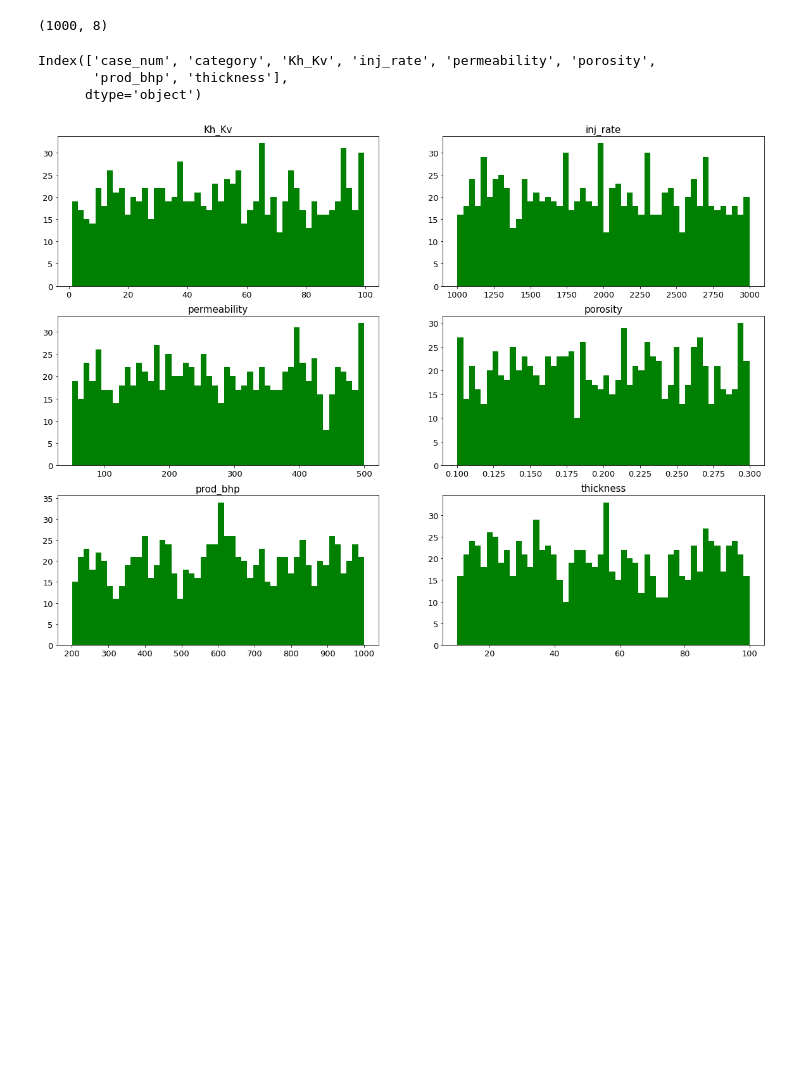
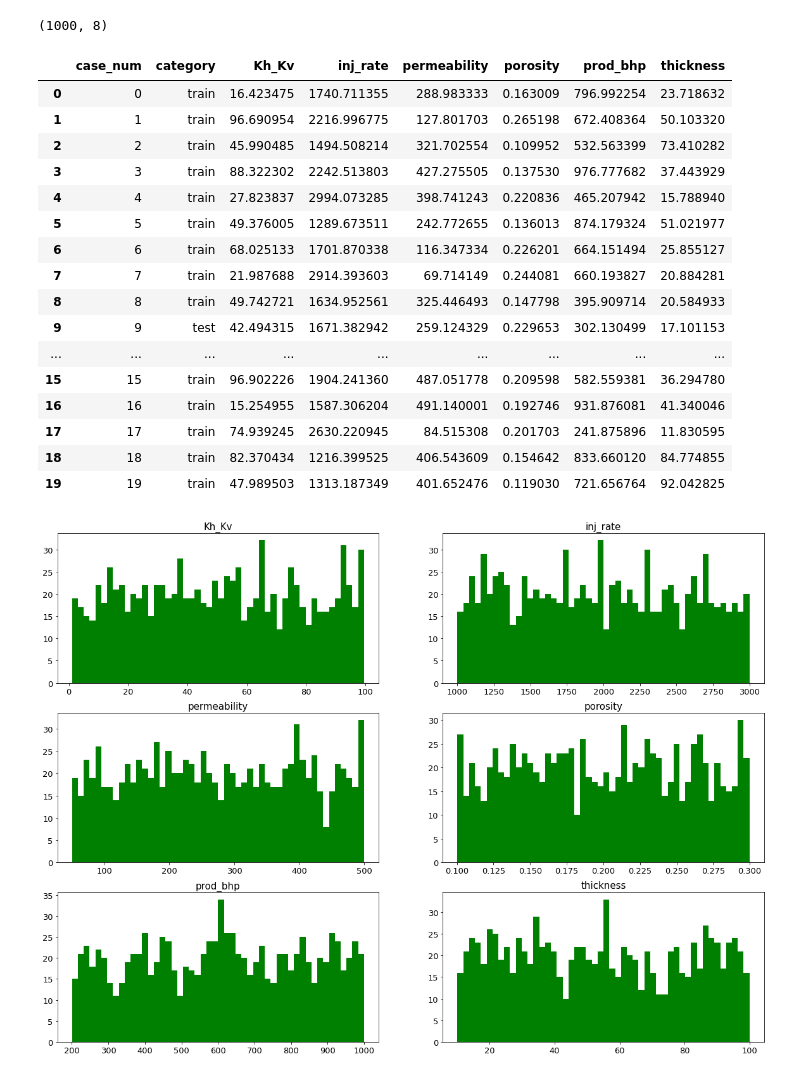
Before and after one commit to Bicheng16/Hackathon_KAUST_2022, a Jupyter notebook: EnergyHarvest/EnergyHarvest_Introduction.ipynb, the cells around one changed output. Saved outputs shown, nothing was run; the diff lists cells and outputs as text; code cells hidden in the pictures; blank space fills up the shorter version.

```diff
--- a/EnergyHarvest/EnergyHarvest_Introduction.ipynb
+++ b/EnergyHarvest/EnergyHarvest_Introduction.ipynb
@@ -33,12 +33,26 @@ df_param = pd.read_csv('parameters.csv')
 df_param.shape
 # %% [output]
 (1000, 8)
-# %%
-df_param.columns
-# %% [output]
-Index(['case_num', 'category', 'Kh_Kv', 'inj_rate', 'permeability', 'porosity',
-       'prod_bhp', 'thickness'],
-      dtype='object')
+# %%
+df_param.head(20)
+# %% [output]
+|  | case_num | category | Kh_Kv | inj_rate | permeability | porosity | prod_bhp | thickness |
+| 0 | 0 | train | 16.423475 | 1740.711355 | 288.983333 | 0.163009 | 796.992254 | 23.718632 |
+| 1 | 1 | train | 96.690954 | 2216.996775 | 127.801703 | 0.265198 | 672.408364 | 50.103320 |
+| 2 | 2 | train | 45.990485 | 1494.508214 | 321.702554 | 0.109952 | 532.563399 | 73.410282 |
+| 3 | 3 | train | 88.322302 | 2242.513803 | 427.275505 | 0.137530 | 976.777682 | 37.443929 |
+| 4 | 4 | train | 27.823837 | 2994.073285 | 398.741243 | 0.220836 | 465.207942 | 15.788940 |
+| 5 | 5 | train | 49.376005 | 1289.673511 | 242.772655 | 0.136013 | 874.179324 | 51.021977 |
+| 6 | 6 | train | 68.025133 | 1701.870338 | 116.347334 | 0.226201 | 664.151494 | 25.855127 |
+| 7 | 7 | train | 21.987688 | 2914.393603 | 69.714149 | 0.244081 | 660.193827 | 20.884281 |
+| 8 | 8 | train | 49.742721 | 1634.952561 | 325.446493 | 0.147798 | 395.909714 | 20.584933 |
+| 9 | 9 | test | 42.494315 | 1671.382942 | 259.124329 | 0.229653 | 302.130499 | 17.101153 |
+| ... | ... | ... | ... | ... | ... | ... | ... | ... |
+| 15 | 15 | train | 96.902226 | 1904.241360 | 487.051778 | 0.209598 | 582.559381 | 36.294780 |
+| 16 | 16 | train | 15.254955 | 1587.306204 | 491.140001 | 0.192746 | 931.876081 | 41.340046 |
+| 17 | 17 | train | 74.939245 | 2630.220945 | 84.515308 | 0.201703 | 241.875896 | 11.830595 |
+| 18 | 18 | train | 82.370434 | 1216.399525 | 406.543609 | 0.154642 | 833.660120 | 84.774855 |
+| 19 | 19 | train | 47.989503 | 1313.187349 | 401.652476 | 0.119030 | 721.656764 | 92.042825 |
 # %%
 attributes = ['Kh_Kv', 'inj_rate', 'permeability', 'porosity', 'prod_bhp', 'thickness']
 
```
